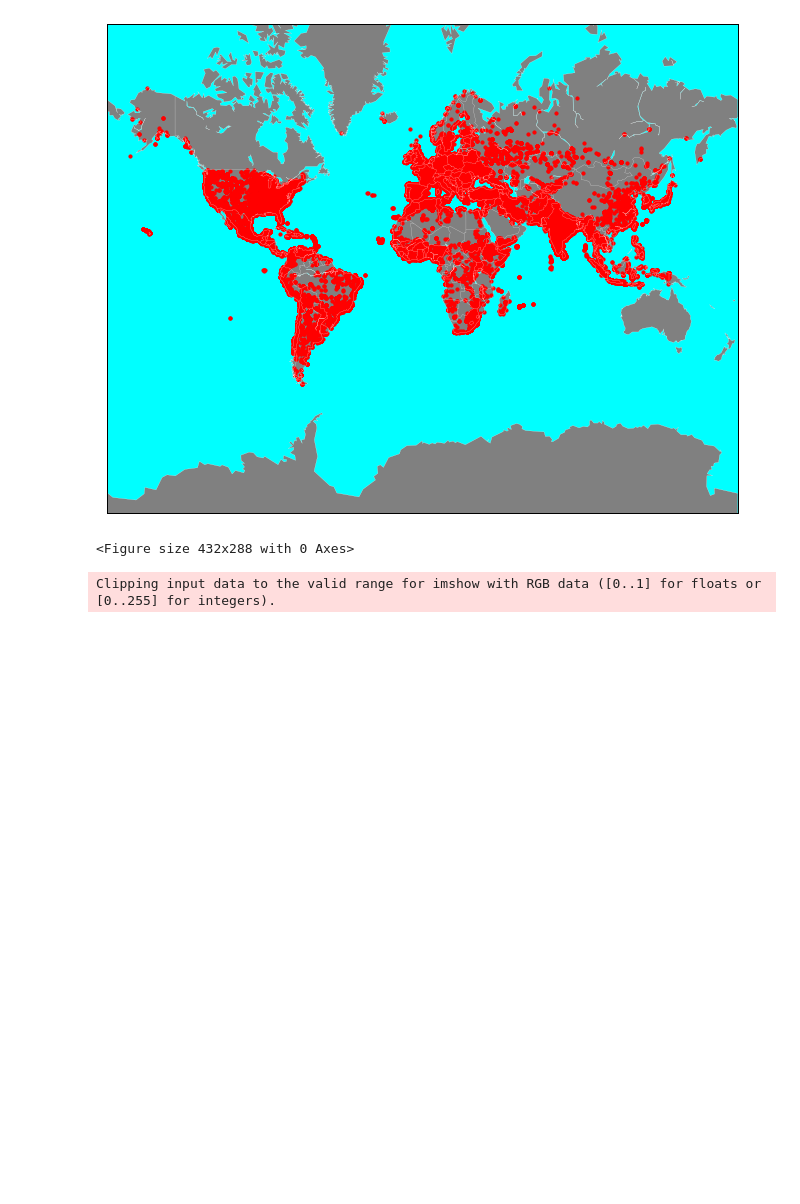
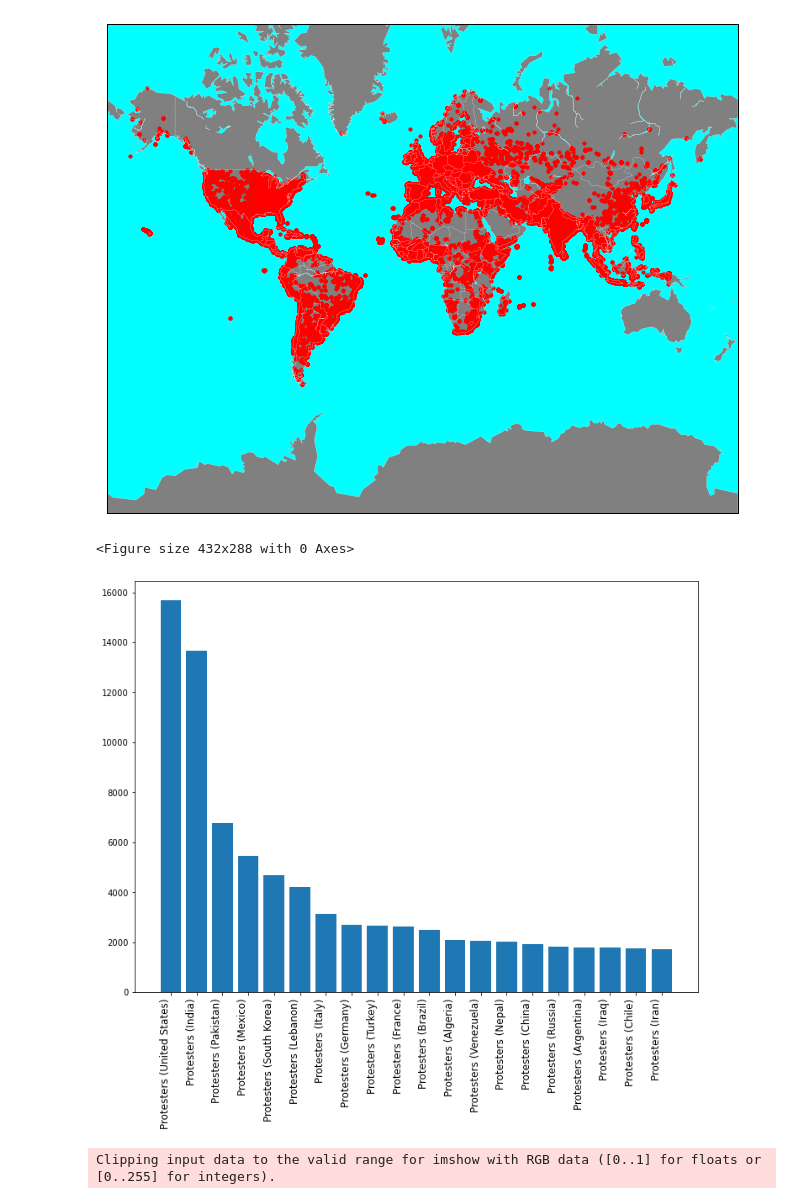
Before and after one commit to morgancoad/acled_data, a Jupyter notebook: notebooks/acled_eda.ipynb, the cells around one changed output. Cells and saved outputs as stored; diff of their text form; code cells hidden in the pictures; blank space fills up the shorter version.

```diff
--- a/notebooks/acled_eda.ipynb
+++ b/notebooks/acled_eda.ipynb
@@ -168,0 +241,4 @@ acled_event_protests_201909_202009
+# %%
+# Getting the value count from actor1 for the year 2019-2020
+acled_df_sort_bar_toptwenty_2019_2020 = acled_event_protests_201909_202009.value_counts('actor1').head(20)
+acled_df_sort_bar_toptwenty_2019_2020
@@ -238,4 +379,13 @@ plt.savefig('../images/Protests_2019_2020.png', bbox_inches = 'tight')
 Clipping input data to the valid range for imshow with RGB data ([0..1] for floats or [0..255] for integers).
 [figure]
 <Figure size 432x288 with 0 Axes>
+# %%
+#Graphed (bar) sep2019-sep2020
+fig, ax = plt.subplots(figsize=(12,9))
+ax.bar(acled_df_sort_bar_toptwenty_2019_2020.index,acled_df_sort_bar_toptwenty_2019_2020)
+ax.set_xticklabels(acled_df_sort_bar_toptwenty_2019_2020.index, rotation=90, horizontalalignment = 'right', fontsize = '12')
+plt.show
+plt.savefig('../images/Protests_bar_2019_2020.png', bbox_inches = 'tight')
+# %% [output]
+[figure, added]
 # %%
```
Also changed, not shown: parts of 19 cells of this notebook, 6 other files.
